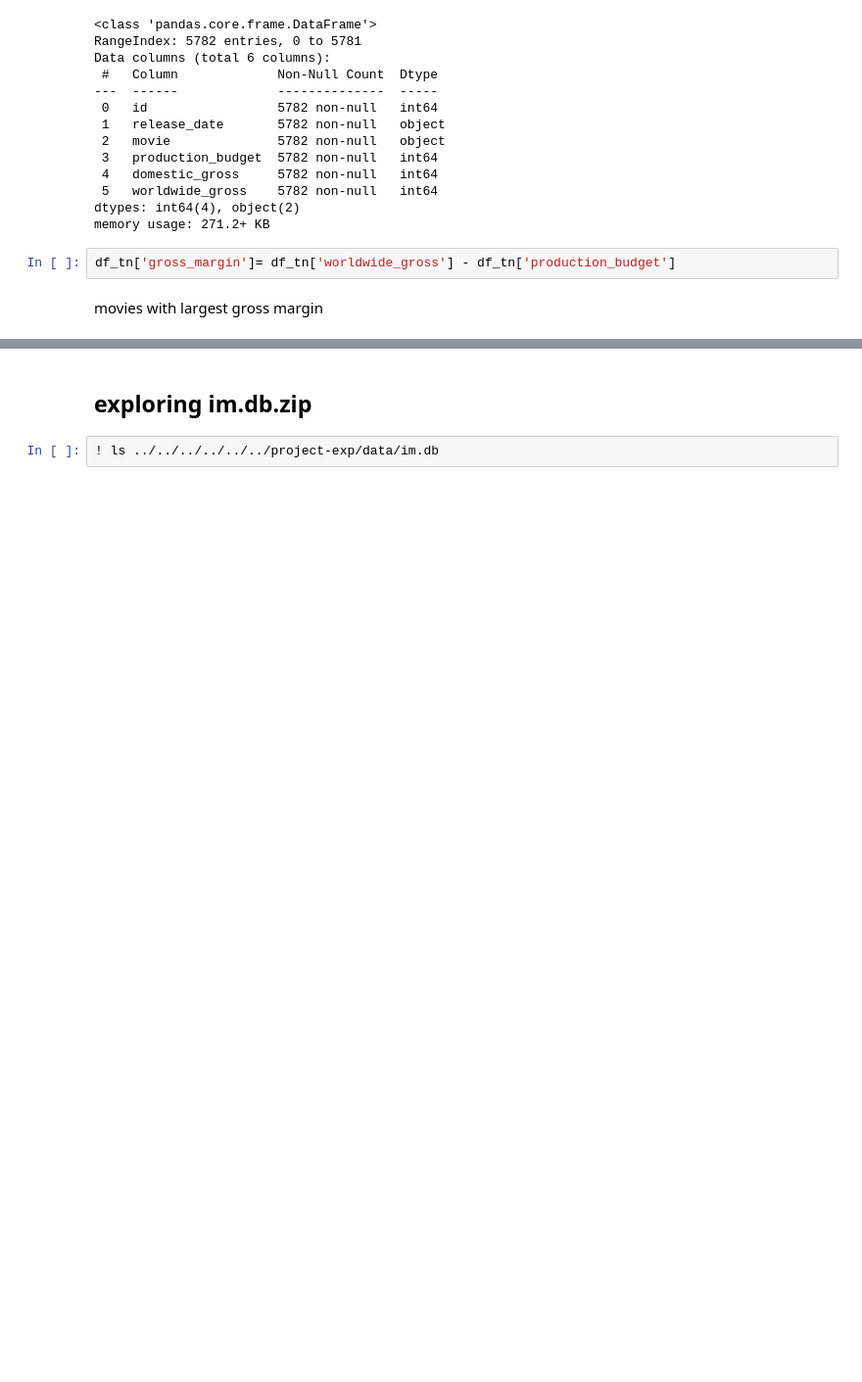
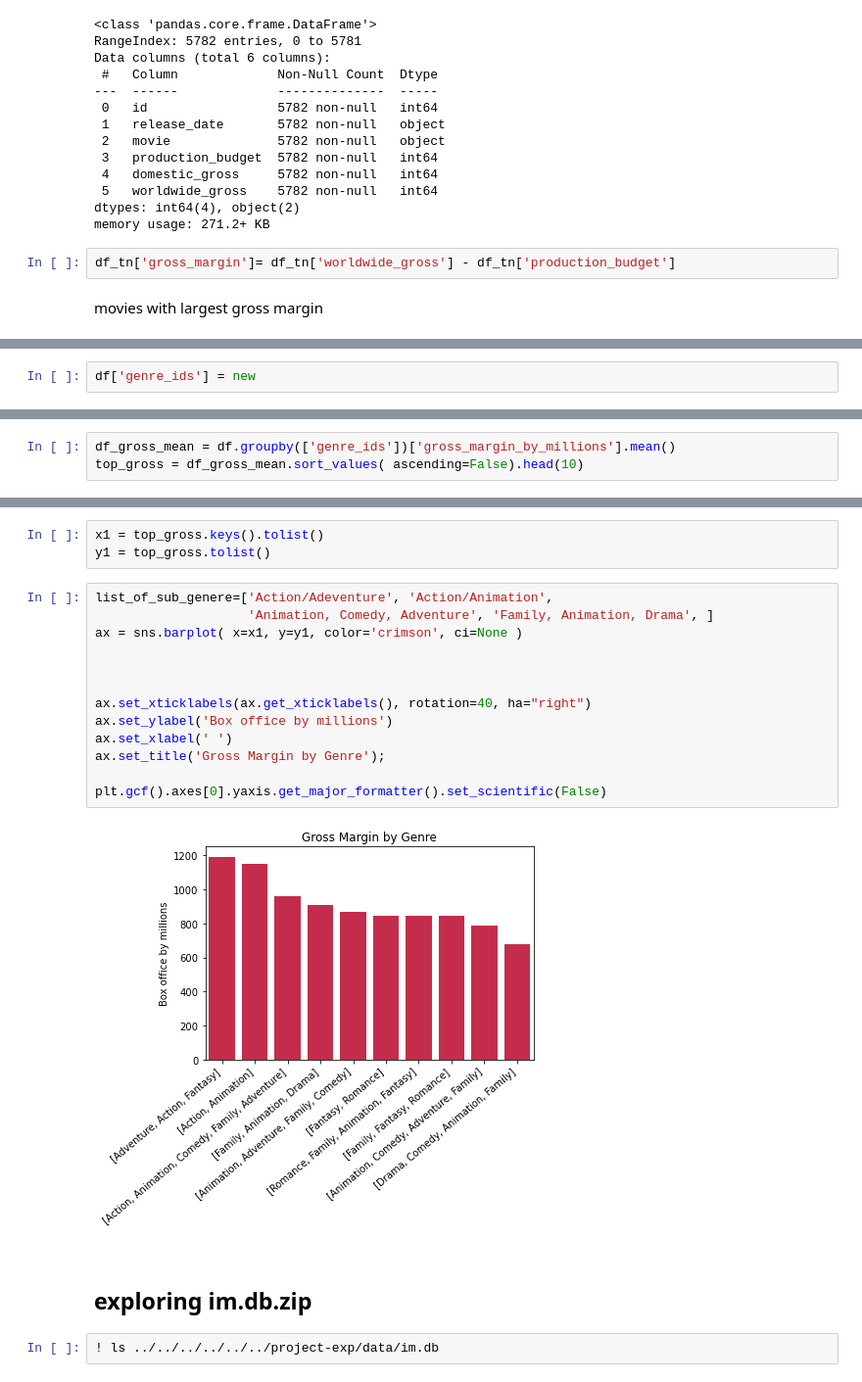
Before and after one commit to mccafj/MS-movie-studio-project, a Jupyter notebook: Notes/Juan-notes.ipynb, the cells around one changed output, grey strips where cells are left out. Shown: that part at 98% size. Cells and saved outputs as stored; diff of their text form; blank space fills up the shorter version.

```diff
--- a/Notes/Juan-notes.ipynb
+++ b/Notes/Juan-notes.ipynb
@@ -347,0 +592,2 @@ change 0 values to NaN, drop NaN values
+# %%
+df['genre_ids'] = new
@@ -347,0 +622,3 @@ change 0 values to NaN, drop NaN values
+# %%
+df_gross_mean = df.groupby(['genre_ids'])['gross_margin_by_millions'].mean()
+top_gross = df_gross_mean.sort_values( ascending=False).head(10)
@@ -348,3 +640,21 @@ change 0 values to NaN, drop NaN values
+# %%
+x1 = top_gross.keys().tolist()
+y1 = top_gross.tolist()
+# %%
+list_of_sub_genere=['Action/Adeventure', 'Action/Animation',
+                    'Animation, Comedy, Adventure', 'Family, Animation, Drama', ]
+ax = sns.barplot( x=x1, y=y1, color='crimson', ci=None )
+
+
+
+ax.set_xticklabels(ax.get_xticklabels(), rotation=40, ha="right")
+ax.set_ylabel('Box office by millions')
+ax.set_xlabel(' ')
+ax.set_title('Gross Margin by Genre');
+
+plt.gcf().axes[0].yaxis.get_major_formatter().set_scientific(False)
+# %% [output]
+[figure, added]
 # %% [markdown]
 ## exploring im.db.zip
 # %%
```
Also changed, not shown: parts of 89 cells of this notebook, 1 other file.
